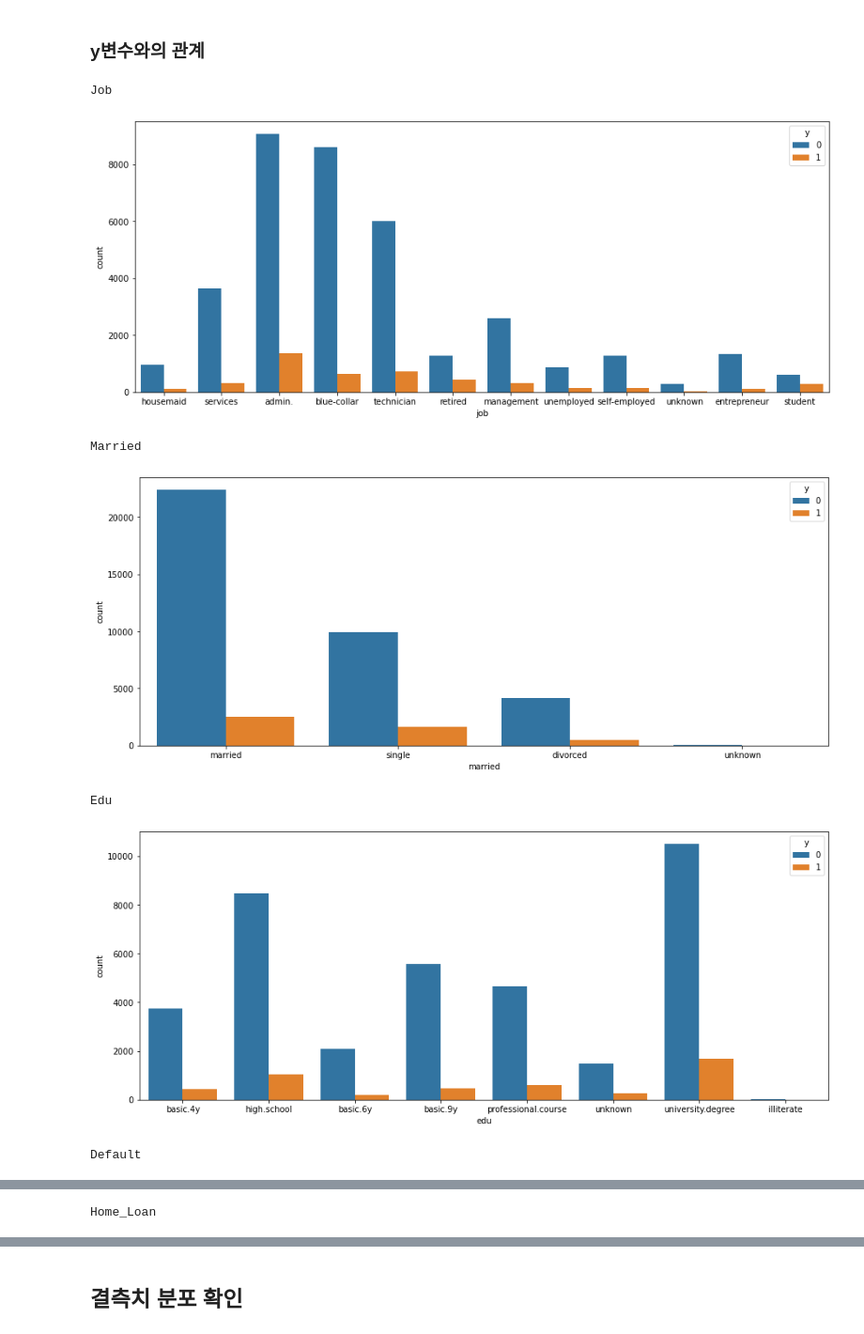
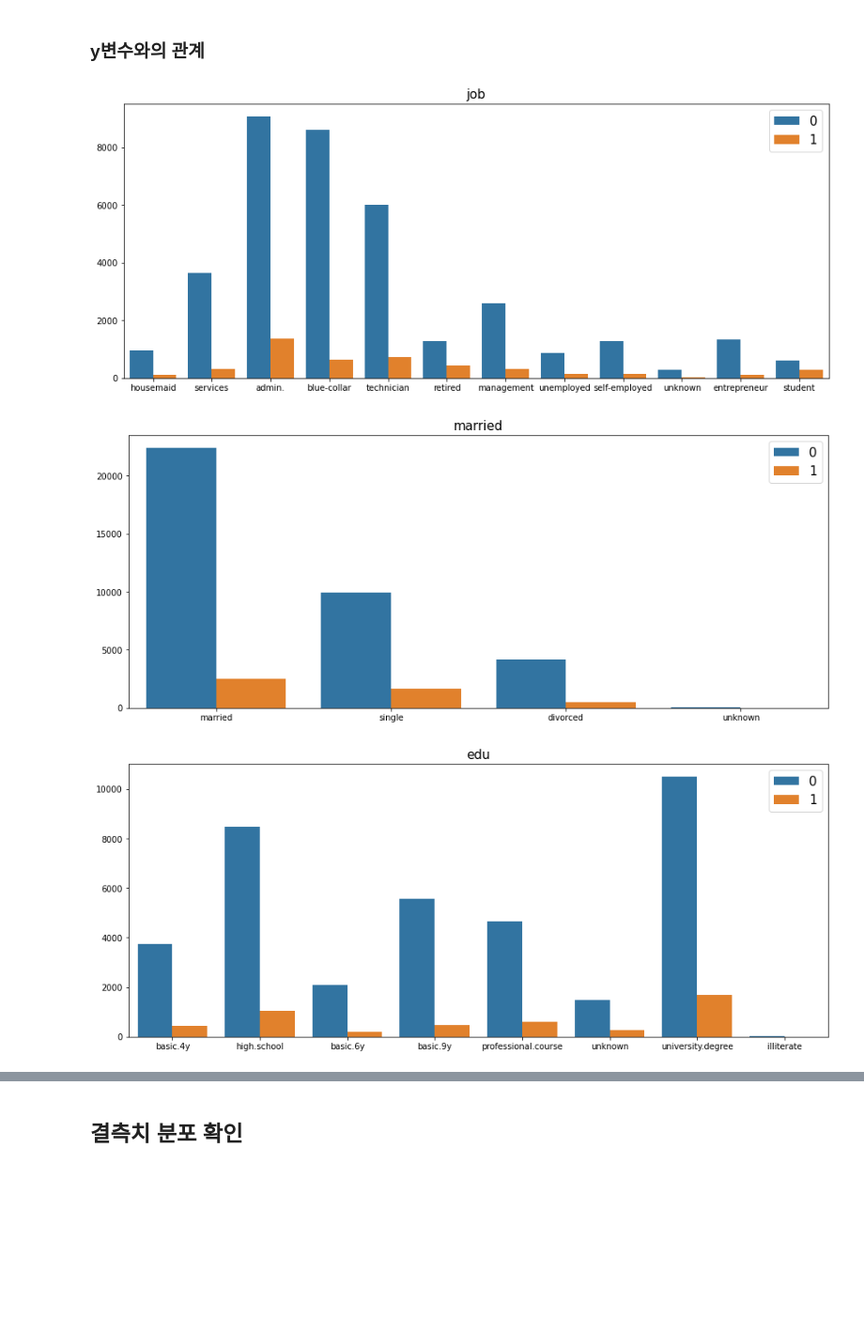
Before and after one commit to black4157/python-project, a Jupyter notebook: bank_project.ipynb, the cells around one changed output, grey strips where cells are left out. Shown at 94% size. Drawn from its saved outputs; the diff is of its cells as text; code cells hidden in the pictures; blank space fills up the shorter version.

```diff
--- a/bank_project.ipynb
+++ b/bank_project.ipynb
@@ -224,14 +222,13 @@ pie(bank_object)
 # %%
 for column in bank_object:
     plt.figure(figsize=(15, 6))
-    print(column.title())
-    ax = sns.countplot(x=bank[column], hue=y)
+    ax = sns.countplot(x=bank[column], hue=bay)
+    plt.legend(loc='upper right',fontsize=15)
+    plt.title(column,fontsize=15)
+    plt.xlabel('')
+    plt.ylabel('')
     plt.show()
 # %% [output]
-Job
-[figure, old version]
+[figure, new version]
-Married
-[figure, old version]
+[figure, new version]
-Edu
-[figure, old version]
+[figure, new version]
-Default
@@ -239 +235,0 @@ Default
-Home_Loan
```
Also changed, not shown: parts of 57 cells of this notebook.
